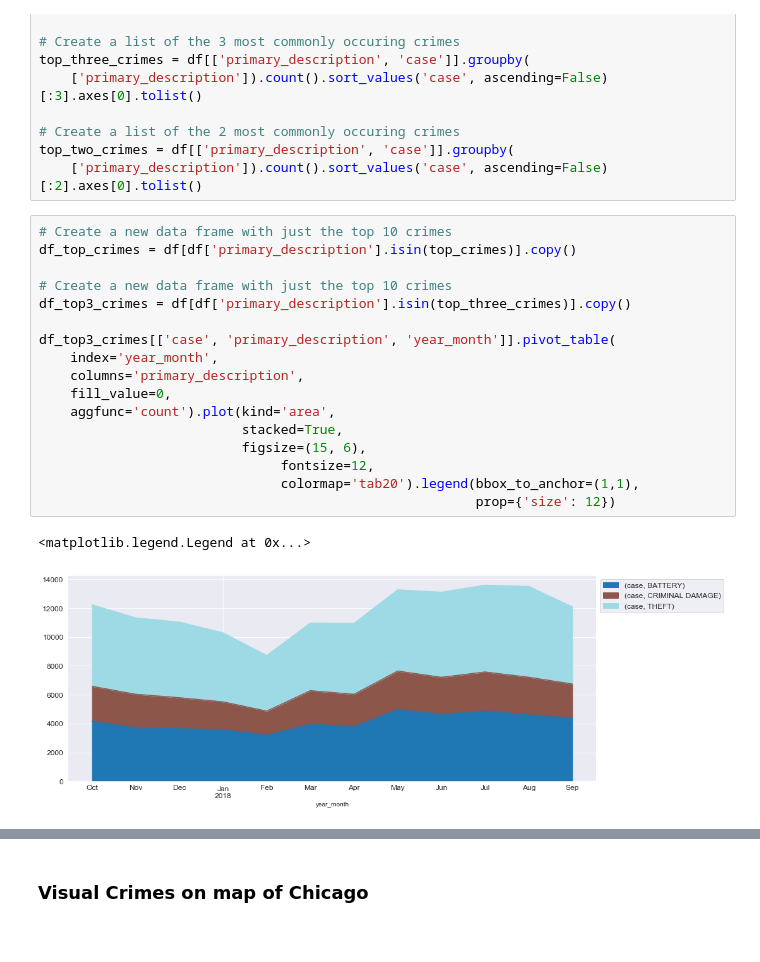
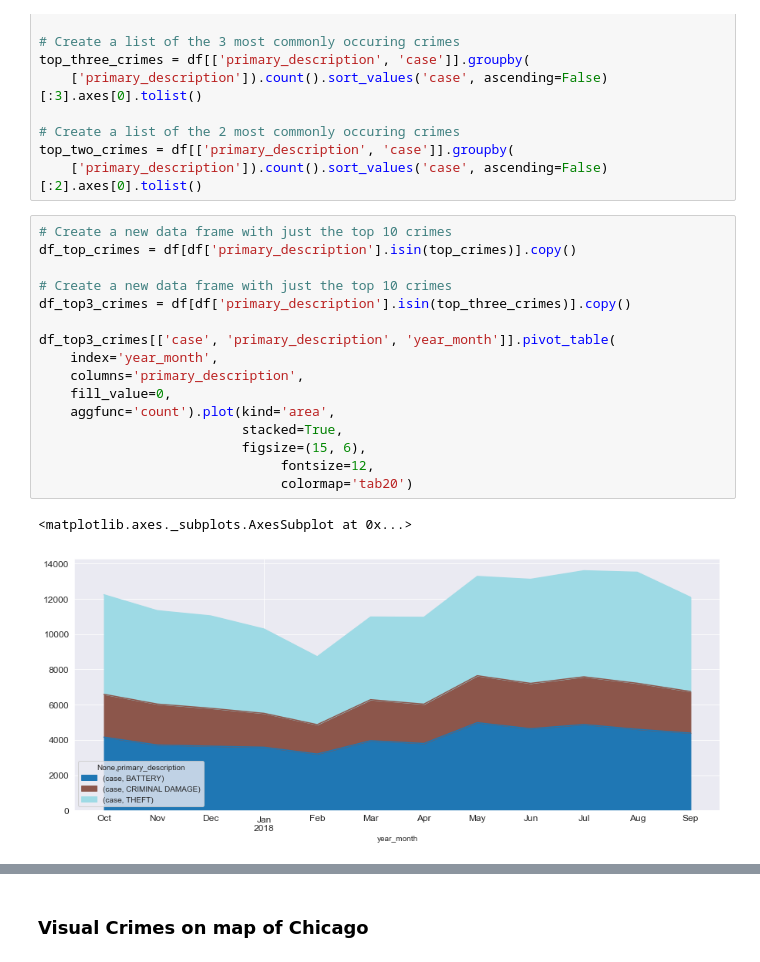
Before and after one commit to sunilsinghuk/Applied-Data-Science_Coursera, a Jupyter notebook: BattleOfTheNeighbourhoods.ipynb, the cells around one changed output, grey strips where cells are left out. Drawn from its saved outputs; the diff is of its cells as text.

```diff
--- a/BattleOfTheNeighbourhoods.ipynb
+++ b/BattleOfTheNeighbourhoods.ipynb
@@ -353,23 +354,22 @@ top_two_crimes = df[['primary_description', 'case']].groupby(
 # %%
 # Create a new data frame with just the top 10 crimes
 df_top_crimes = df[df['primary_description'].isin(top_crimes)].copy()
 
 # Create a new data frame with just the top 10 crimes
 df_top3_crimes = df[df['primary_description'].isin(top_three_crimes)].copy()
 
 df_top3_crimes[['case', 'primary_description', 'year_month']].pivot_table(
     index='year_month',
     columns='primary_description',
     fill_value=0,
     aggfunc='count').plot(kind='area',
                           stacked=True,
                           figsize=(15, 6),
                                fontsize=12,
-                               colormap='tab20').legend(bbox_to_anchor=(1,1),
-                                                        prop={'size': 12})
+                               colormap='tab20')
 # %% [output]
-<matplotlib.legend.Legend at 0x...>
+<matplotlib.axes._subplots.AxesSubplot at 0x...>
-[figure, old version]
+[figure, new version]
 # %%
 df_top3_crimes[['case', 'primary_description', 'hour']].pivot_table(
     index='hour',
```
Also changed, not shown: parts of 16 cells of this notebook, 5 other files.
